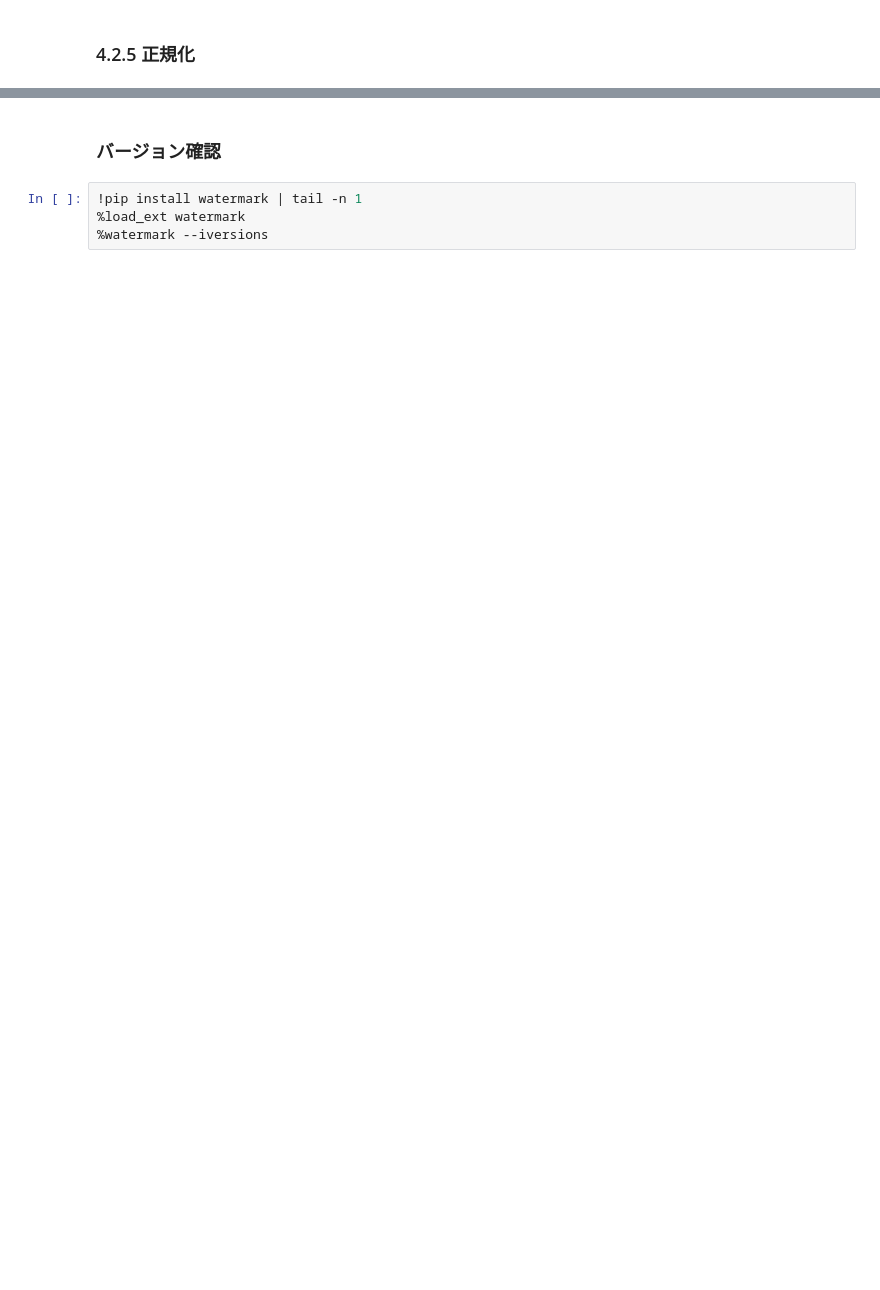
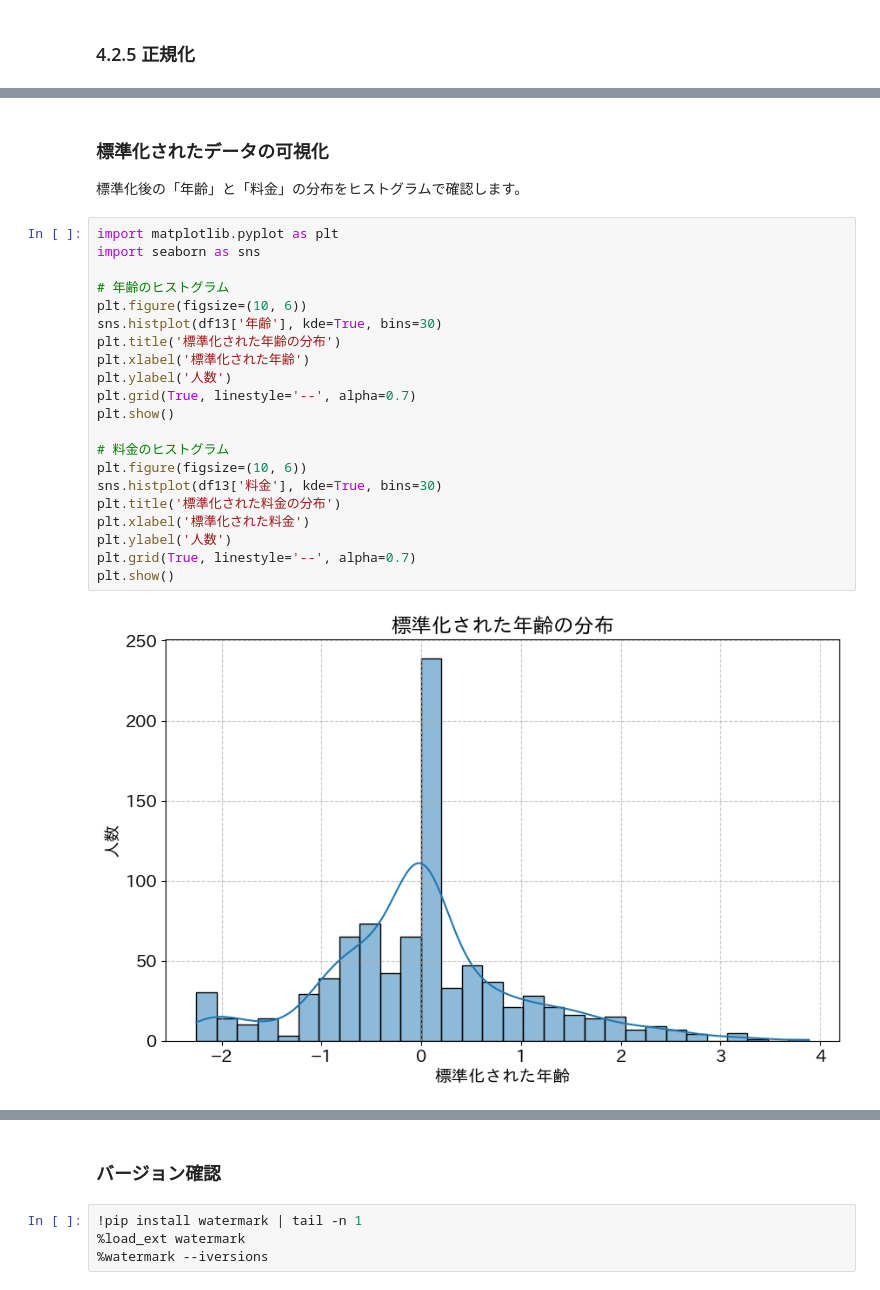
Before and after one commit to qoo07/3suzu, a Jupyter notebook: notebooks/ch04_02_data_preprocess.ipynb, the cells around one changed output, grey strips where cells are left out. Drawn from its saved outputs; the diff is of its cells as text; blank space fills up the shorter version.

```diff
--- a/notebooks/ch04_02_data_preprocess.ipynb
+++ b/notebooks/ch04_02_data_preprocess.ipynb
@@ -224,0 +366,27 @@ display(df13.head())
+# %% [markdown]
+### 標準化されたデータの可視化
+
+標準化後の「年齢」と「料金」の分布をヒストグラムで確認します。
+# %%
+import matplotlib.pyplot as plt
+import seaborn as sns
+
+# 年齢のヒストグラム
+plt.figure(figsize=(10, 6))
+sns.histplot(df13['年齢'], kde=True, bins=30)
+plt.title('標準化された年齢の分布')
+plt.xlabel('標準化された年齢')
+plt.ylabel('人数')
+plt.grid(True, linestyle='--', alpha=0.7)
+plt.show()
+
+# 料金のヒストグラム
+plt.figure(figsize=(10, 6))
+sns.histplot(df13['料金'], kde=True, bins=30)
+plt.title('標準化された料金の分布')
+plt.xlabel('標準化された料金')
+plt.ylabel('人数')
+plt.grid(True, linestyle='--', alpha=0.7)
+plt.show()
+# %% [output]
+[figure, added]
```
Also changed, not shown: parts of 20 cells of this notebook.
